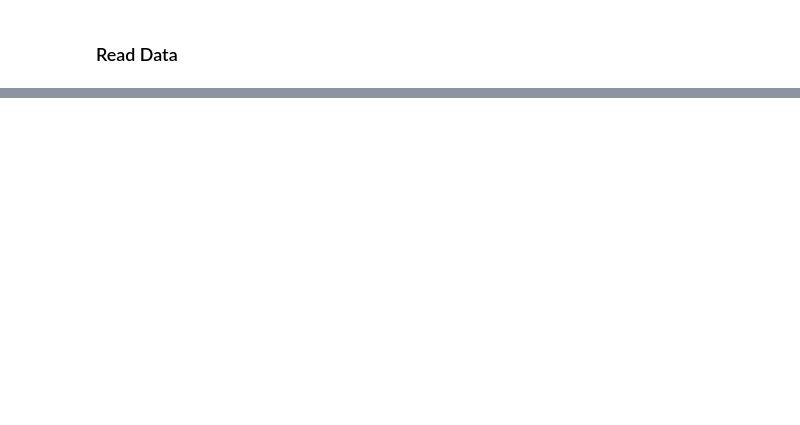
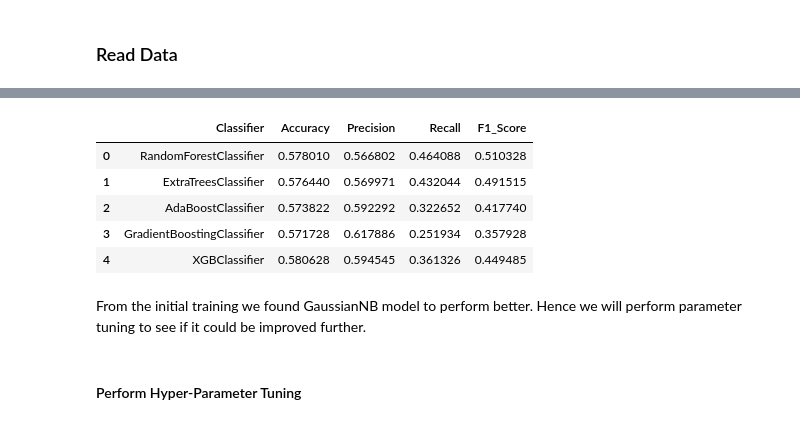
Before and after one commit to kianakiashemshaki/Math-model, a Jupyter notebook: notebooks/Machine_Learning.ipynb, the cells around one changed output, grey strips where cells are left out. Saved outputs shown, nothing was run; the diff lists cells and outputs as text; code cells hidden in the pictures; blank space fills up the shorter version.

```diff
--- a/notebooks/Machine_Learning.ipynb
+++ b/notebooks/Machine_Learning.ipynb
@@ -32,0 +195,43 @@ df = pd.read_csv('../data/Math.csv', sep=';', encoding='ISO-8859-1')
+# %%
+classifiers_ensemble = [
+     RandomForestClassifier(),
+     ExtraTreesClassifier(),
+     AdaBoostClassifier(),
+     GradientBoostingClassifier(),
+     xgb.XGBClassifier()
+]
+
+results1 = []
+
+
+for classifier in classifiers_ensemble:
+    pipe = Pipeline(steps=[
+        ('preprocessor', features_preprocessor),
+        ('to_dense', dense_transformer),
+        ('classifier', classifier)
+    ])
+    pipe.fit(X_train, y_train)
+    y_pred = pipe.predict(X_eval)
+
+
+    results1.append({
+        'Classifier': classifier.__class__.__name__,
+        'Accuracy': accuracy_score(y_eval, y_pred),
+        'Precision': precision_score(y_eval, y_pred, average='binary'),
+        'Recall': recall_score(y_eval, y_pred, average='binary'),
+        'F1_Score': f1_score(y_eval, y_pred, average='binary'),
+    })
+# %%
+df_results1 = pd.DataFrame(results1)
+df_results1
+# %% [output]
+|  | Classifier | Accuracy | Precision | Recall | F1_Score |
+| 0 | RandomForestClassifier | 0.578010 | 0.566802 | 0.464088 | 0.510328 |
+| 1 | ExtraTreesClassifier | 0.576440 | 0.569971 | 0.432044 | 0.491515 |
+| 2 | AdaBoostClassifier | 0.573822 | 0.592292 | 0.322652 | 0.417740 |
+| 3 | GradientBoostingClassifier | 0.571728 | 0.617886 | 0.251934 | 0.357928 |
+| 4 | XGBClassifier | 0.580628 | 0.594545 | 0.361326 | 0.449485 |
+# %% [markdown]
+From the initial training we found GaussianNB model to perform better. Hence we will perform parameter tuning to see if it could be improved further.
+# %% [markdown]
+#### Perform Hyper-Parameter Tuning
```
Also changed, not shown: parts of 21 cells of this notebook.
